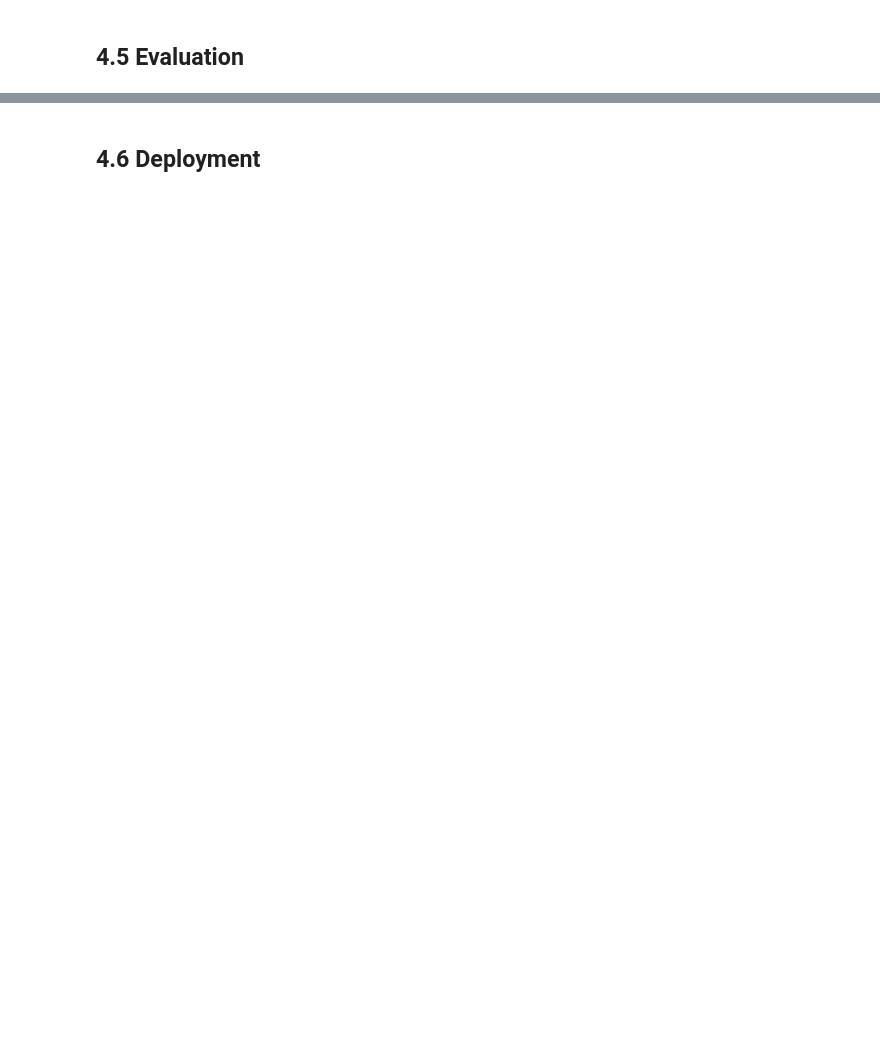
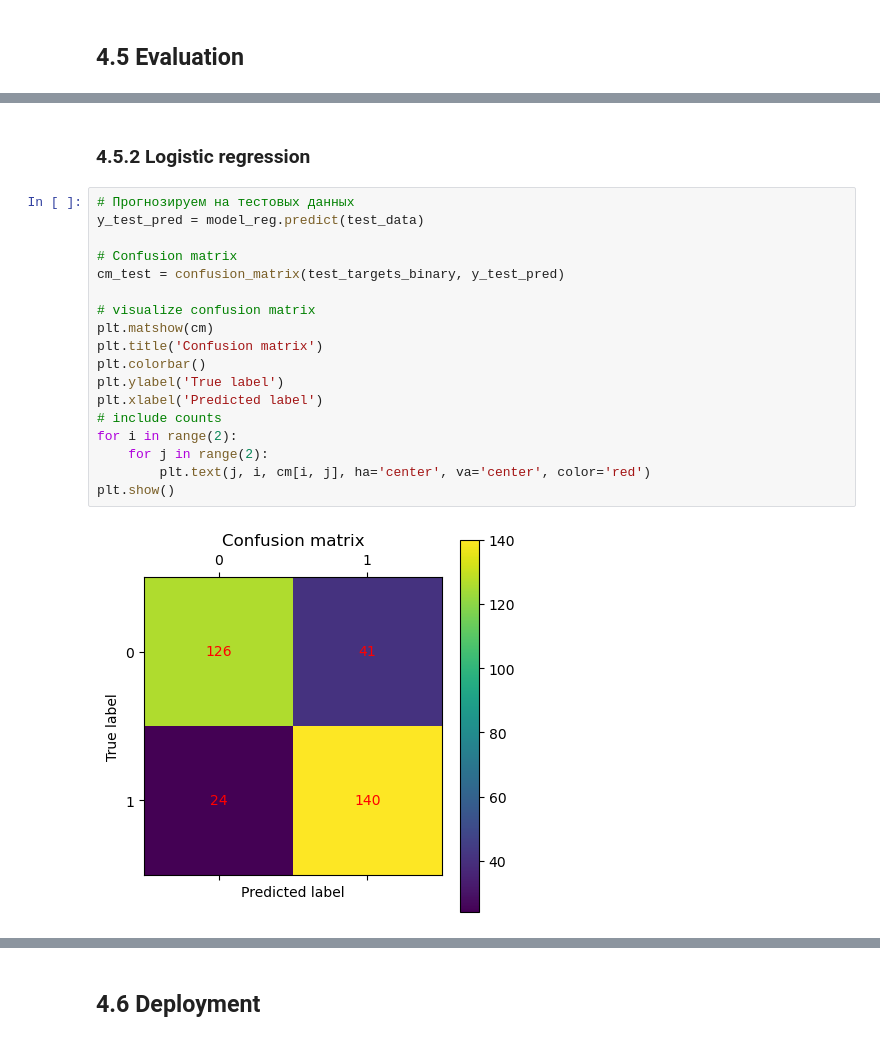
Before and after one commit to VladimirPiniazhin/Koneoppiminen, a Jupyter notebook: 4. Assignment_Linear_and_logistic_regression.ipynb, the cells around one changed output, grey strips where cells are left out. Cells and saved outputs as stored; diff of their text form; blank space fills up the shorter version.

```diff
--- a/4. Assignment_Linear_and_logistic_regression.ipynb
+++ b/4. Assignment_Linear_and_logistic_regression.ipynb
@@ -121,0 +280,22 @@ df_combined.hist(bins=50, figsize=[15,12]);
+# %% [markdown]
+### 4.5.2 Logistic regression
+# %%
+# Прогнозируем на тестовых данных
+y_test_pred = model_reg.predict(test_data)
+
+# Confusion matrix
+cm_test = confusion_matrix(test_targets_binary, y_test_pred)
+
+# visualize confusion matrix
+plt.matshow(cm)
+plt.title('Confusion matrix')
+plt.colorbar()
+plt.ylabel('True label')
+plt.xlabel('Predicted label')
+# include counts
+for i in range(2):
+    for j in range(2):
+        plt.text(j, i, cm[i, j], ha='center', va='center', color='red')
+plt.show()
+# %% [output]
+[figure, added]
```
Also changed, not shown: parts of 37 cells of this notebook.
